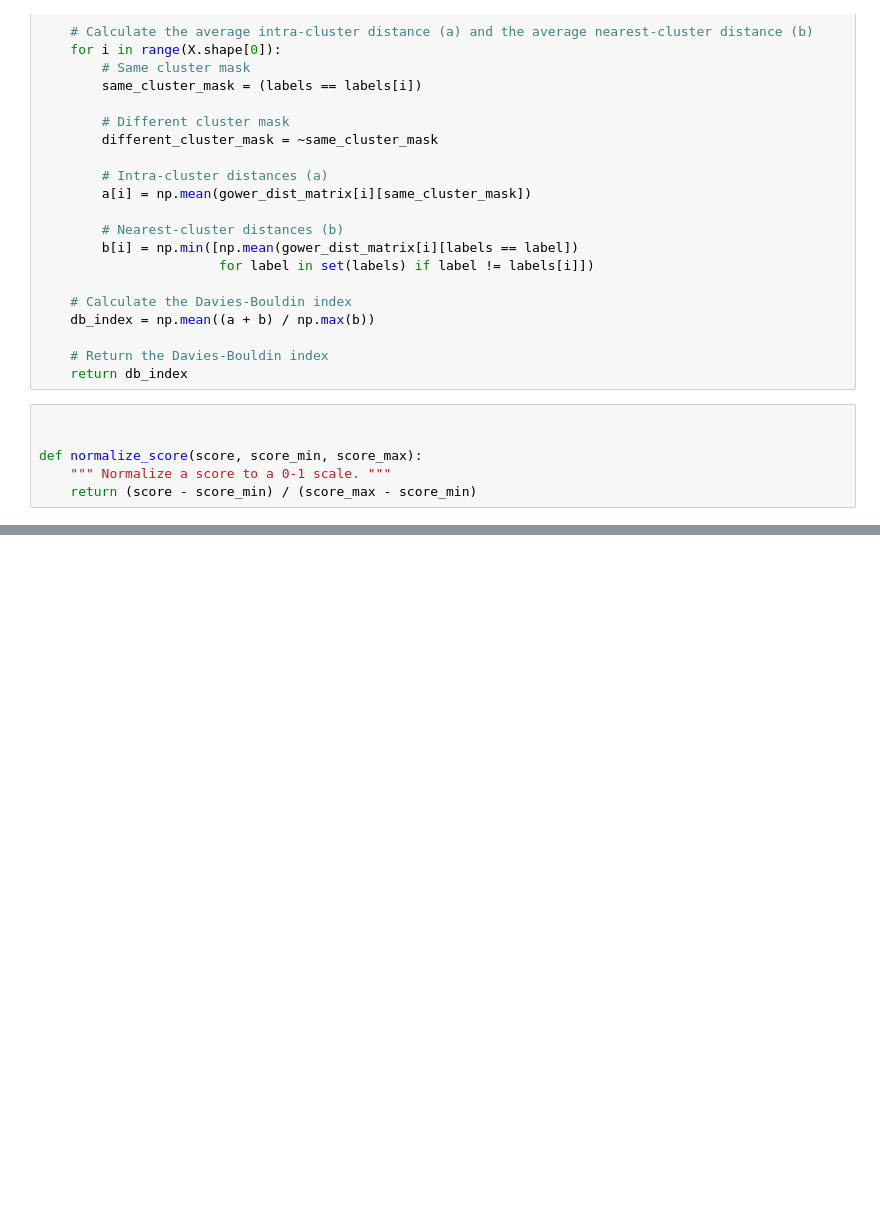
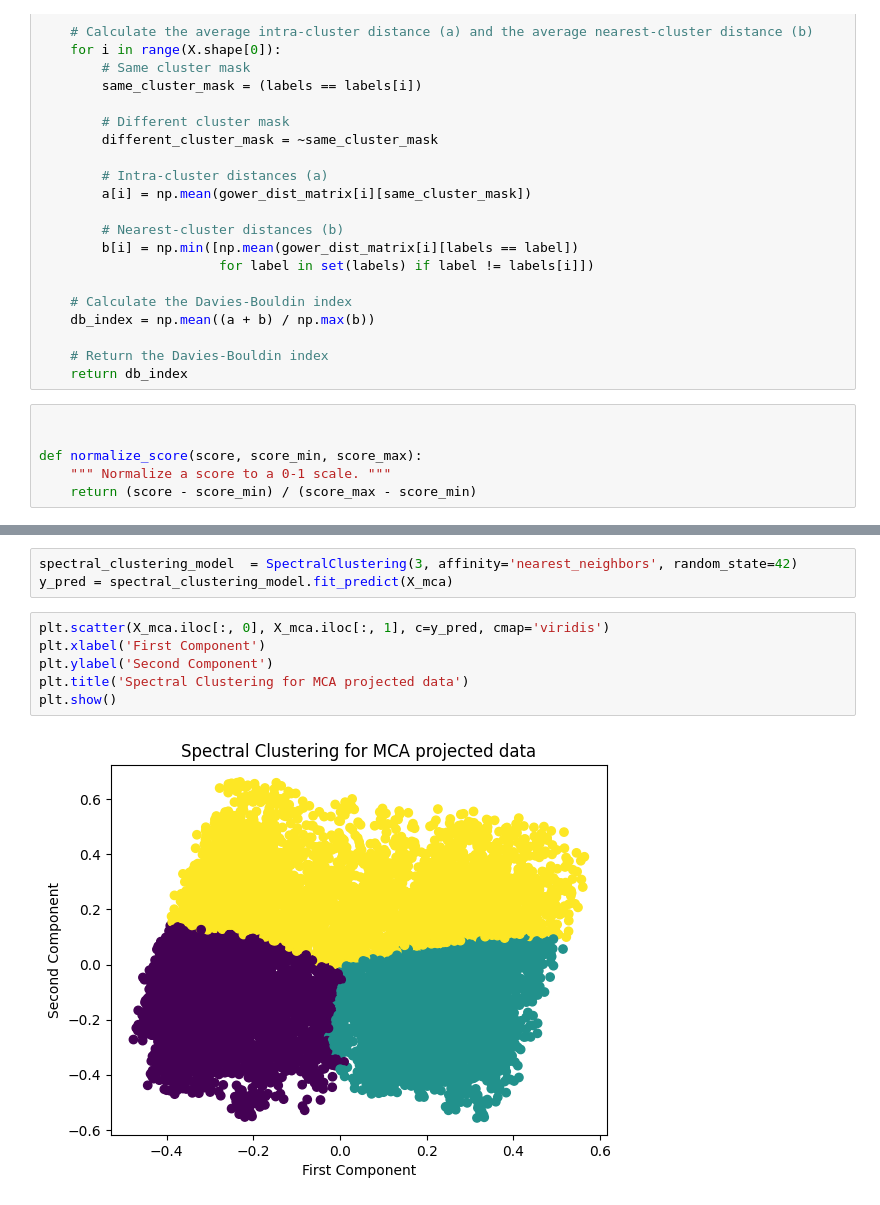
Before and after one commit to 07keyholder/MEDM_P2, a Jupyter notebook: bras.ipynb, the cells around one changed output, grey strips where cells are left out. Cells and saved outputs as stored; diff of their text form; blank space fills up the shorter version.

```diff
--- a/bras.ipynb
+++ b/bras.ipynb
@@ -360,0 +364,11 @@ Composite Score (Normalized): 0.4698406977778704
+# %%
+spectral_clustering_model  = SpectralClustering(3, affinity='nearest_neighbors', random_state=42)
+y_pred = spectral_clustering_model.fit_predict(X_mca)
+# %%
+plt.scatter(X_mca.iloc[:, 0], X_mca.iloc[:, 1], c=y_pred, cmap='viridis')
+plt.xlabel('First Component')
+plt.ylabel('Second Component')
+plt.title('Spectral Clustering for MCA projected data')
+plt.show()
+# %% [output]
+[figure, added]
```
Also changed, not shown: parts of 3 cells of this notebook.
